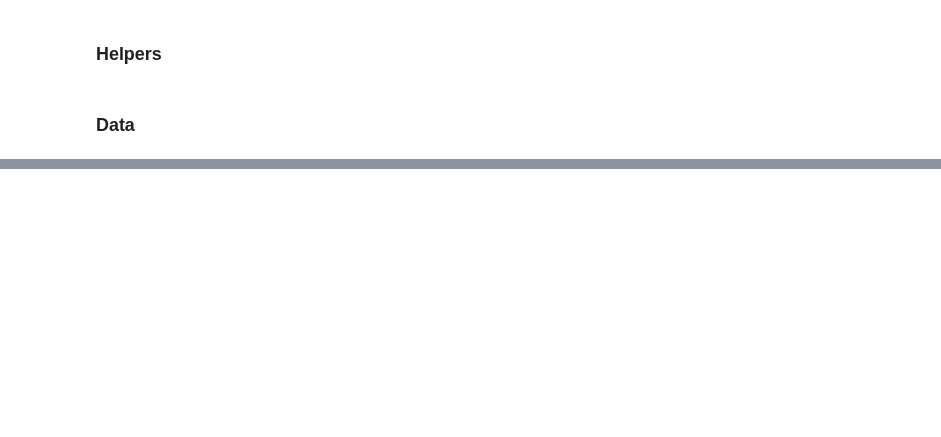
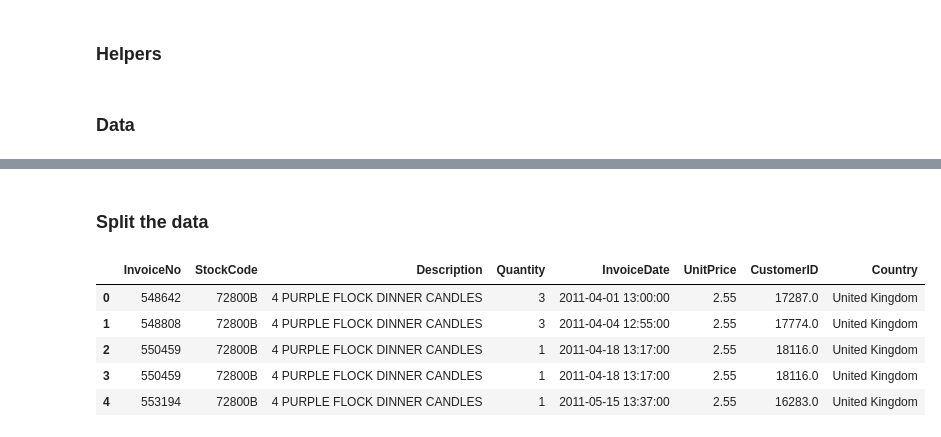
Before and after one commit to davidtnly/MachineLearning, a Jupyter notebook: 27-predict-next-purchase.ipynb, the cells around one changed output, grey strips where cells are left out. Drawn from its saved outputs; the diff is of its cells as text; code cells hidden in the pictures; blank space fills up the shorter version.

```diff
--- a/27-predict-next-purchase.ipynb
+++ b/27-predict-next-purchase.ipynb
@@ -23,0 +316,14 @@ Notes from this notebook comes from various resources listed at the end of the n
+# %% [markdown]
+### Split the data
+# %%
+train = data[(data['InvoiceDate'] < date(2011, 9, 1)) & (data['InvoiceDate'] >= date(2011, 3, 1))].reset_index(drop=True)
+test = data[(data['InvoiceDate'] >= date(2011, 9, 1)) & (data['InvoiceDate'] < date(2011, 12, 1))].reset_index(drop=True)
+# %%
+train.head()
+# %% [output]
+|  | InvoiceNo | StockCode | Description | Quantity | InvoiceDate | UnitPrice | CustomerID | Country |
+| 0 | 548642 | 72800B | 4 PURPLE FLOCK DINNER CANDLES | 3 | 2011-04-01 13:00:00 | 2.55 | 17287.0 | United Kingdom |
+| 1 | 548808 | 72800B | 4 PURPLE FLOCK DINNER CANDLES | 3 | 2011-04-04 12:55:00 | 2.55 | 17774.0 | United Kingdom |
+| 2 | 550459 | 72800B | 4 PURPLE FLOCK DINNER CANDLES | 1 | 2011-04-18 13:17:00 | 2.55 | 18116.0 | United Kingdom |
+| 3 | 550459 | 72800B | 4 PURPLE FLOCK DINNER CANDLES | 1 | 2011-04-18 13:17:00 | 2.55 | 18116.0 | United Kingdom |
+| 4 | 553194 | 72800B | 4 PURPLE FLOCK DINNER CANDLES | 1 | 2011-05-15 13:37:00 | 2.55 | 16283.0 | United Kingdom |
```
Also changed, not shown: parts of 29 cells of this notebook.
